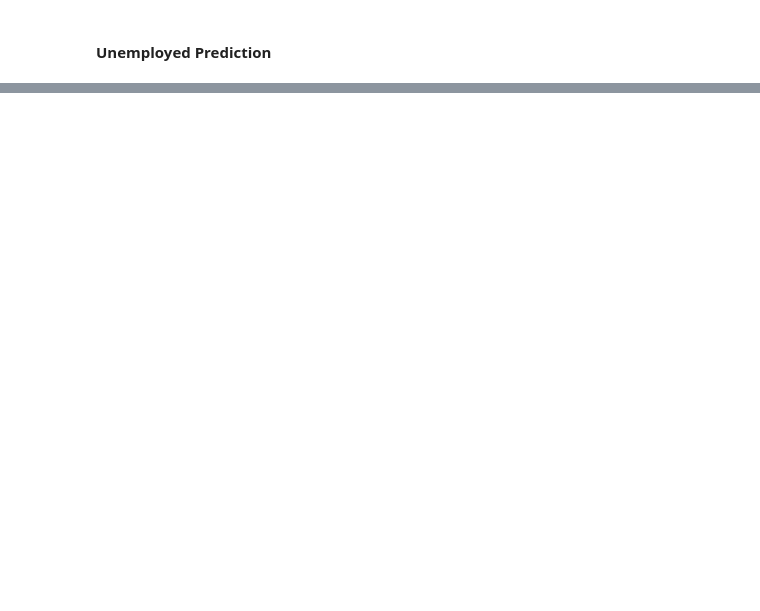
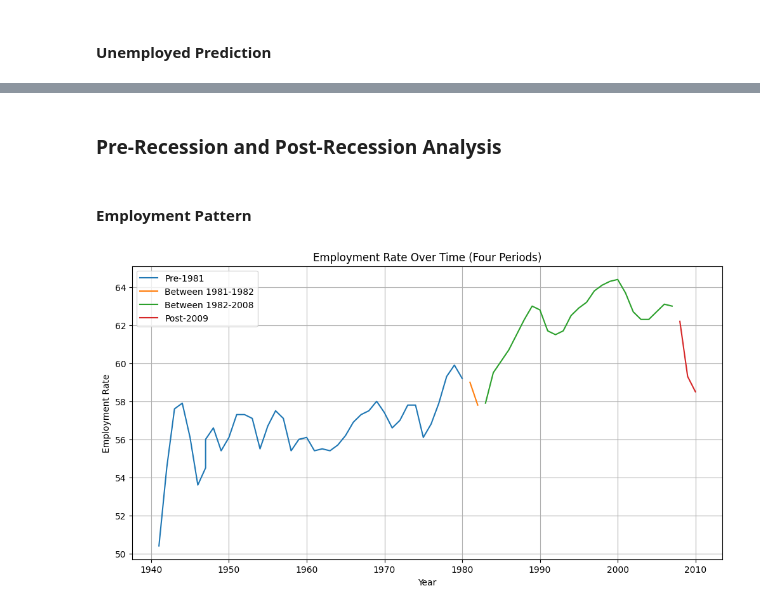
Before and after one commit to JinnOppa/Crime-Rate-LA, a Jupyter notebook: Analysis.ipynb, the cells around one changed output, grey strips where cells are left out. Cells and saved outputs as stored; diff of their text form; code cells hidden in the pictures; blank space fills up the shorter version.

Commit message:
Post & Pre Recession Analysis

```diff
--- a/Analysis.ipynb
+++ b/Analysis.ipynb
@@ -448,0 +449,34 @@ plt.show()
+# %% [markdown]
+### Pre-Recession and Post-Recession Analysis
+# %% [markdown]
+#### Employment Pattern
+# %%
+recession1_start_year = 1981
+recession1_end_year = 1982
+recession2_start_year = 2008
+recession2_end_year = 2009
+
+pre_1981_mask = (data['year'] < recession1_start_year)
+between_1981_1982_mask = ((data['year'] >= recession1_start_year) & (data['year'] <= recession1_end_year))
+between_1982_2008_mask = ((data['year'] > recession1_end_year) & (data['year'] < recession2_start_year))
+post_2009_mask = (data['year'] >= recession2_start_year)
+
+pre_1981_data = data[pre_1981_mask]
+between_1981_1982_data = data[between_1981_1982_mask]
+between_1982_2008_data = data[between_1982_2008_mask]
+post_2009_data = data[post_2009_mask]
+
+plt.figure(figsize=(12, 6))
+plt.plot(pre_1981_data['year'], pre_1981_data['employed_percent'], label='Pre-1981')
+plt.plot(between_1981_1982_data['year'], between_1981_1982_data['employed_percent'], label='Between 1981-1982')
+plt.plot(between_1982_2008_data['year'], between_1982_2008_data['employed_percent'], label='Between 1982-2008')
+plt.plot(post_2009_data['year'], post_2009_data['employed_percent'], label='Post-2009')
+
+plt.title('Employment Rate Over Time (Four Periods)')
+plt.xlabel('Year')
+plt.ylabel('Employment Rate')
+plt.grid(True)
+plt.legend()
+plt.show()
+# %% [output]
+[figure, added]
```
Also changed, not shown: parts of 4 cells of this notebook.
